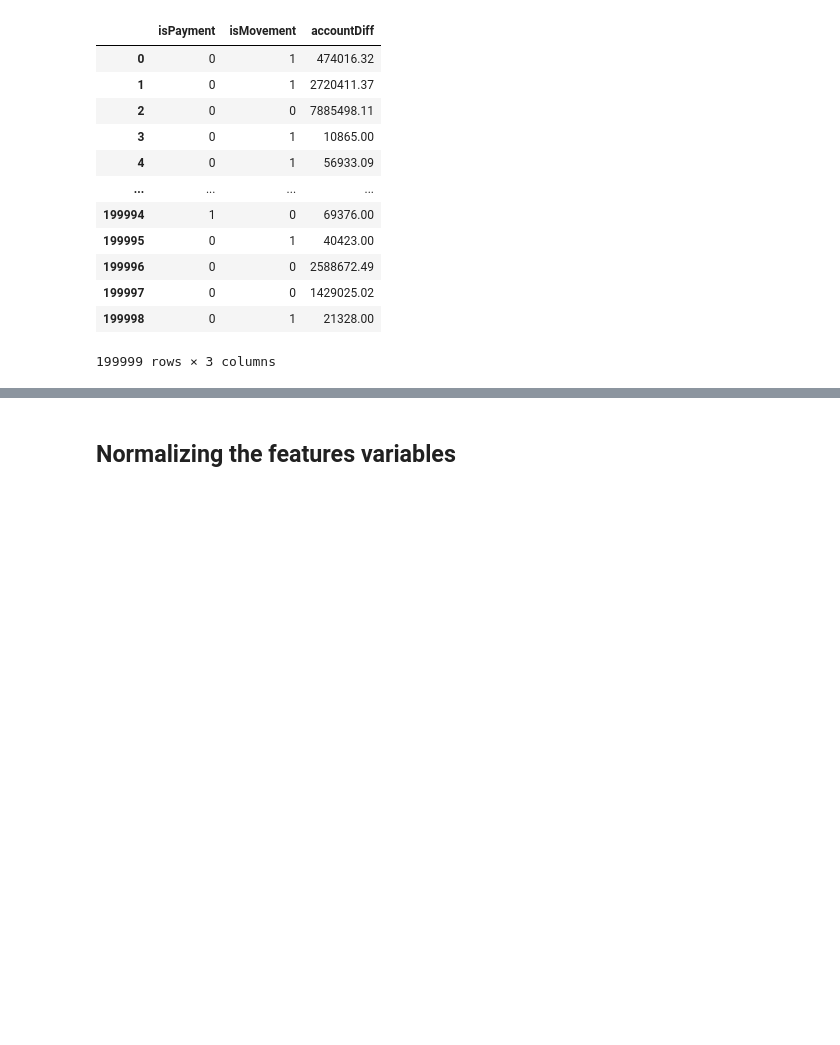
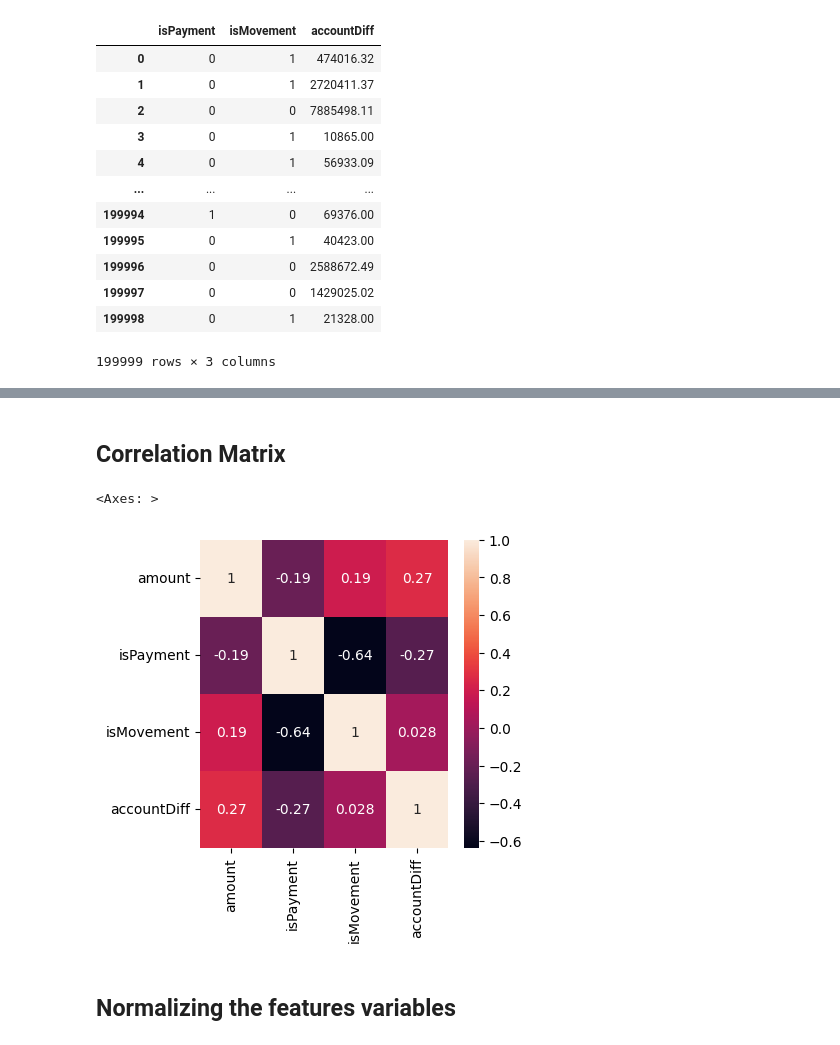
Before and after one commit to obirikan/ML_Model_Fraud_Detection, a Jupyter notebook: transactions.ipynb, the cells around one changed output, grey strips where cells are left out. Cells and saved outputs as stored; diff of their text form; code cells hidden in the pictures; blank space fills up the shorter version.

```diff
--- a/transactions.ipynb
+++ b/transactions.ipynb
@@ -114,3 +181,12 @@ X_train, X_test, y_train, y_test = train_test_split(features,
+# %% [markdown]
+## Correlation Matrix
+# %%
+corr_matrix = features.select_dtypes('number').corr()
+plt.figure(figsize=(corr_matrix.shape[0], corr_matrix.shape[1]))
+sns.heatmap(corr_matrix, annot=True)
+# %% [output]
+<Axes: >
+[figure, added]
 # %% [markdown]
 
 ## Normalizing the features variables
```
Also changed, not shown: parts of 15 cells of this notebook, 1 other file.
